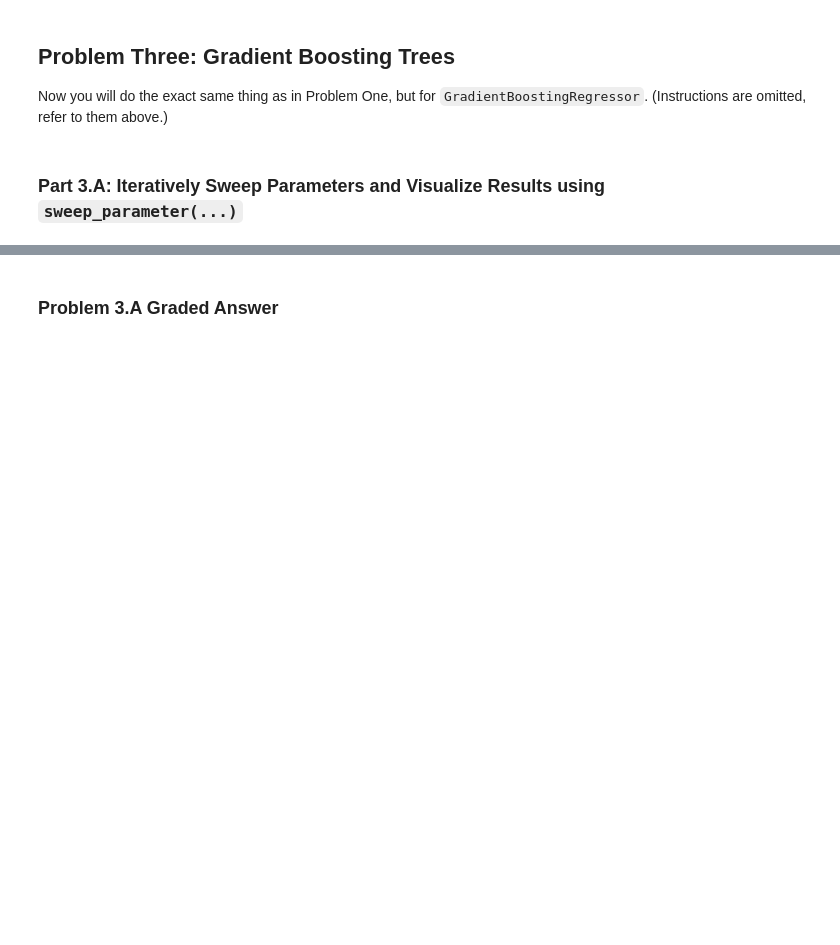
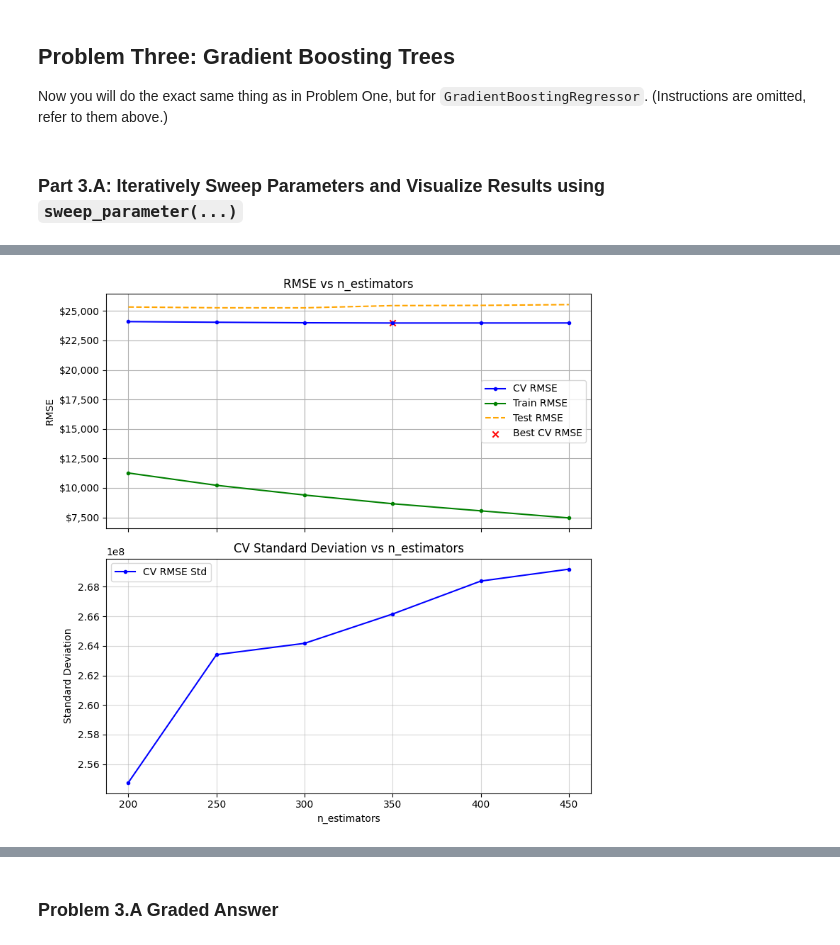
Before and after one commit to Rocking-Priya/Module-3-Assignments, a Jupyter notebook: Homework_07.ipynb, the cells around one changed output, grey strips where cells are left out. Saved outputs shown, nothing was run; the diff lists cells and outputs as text; code cells hidden in the pictures; blank space fills up the shorter version.

```diff
--- a/Homework_07.ipynb
+++ b/Homework_07.ipynb
@@ -846,0 +850,5 @@ Parameters_BT= sweep_parameter(model=GradientBoostingRegressor, Parameters=Param
+# %%
+
+Parameters_BT= sweep_parameter(model=GradientBoostingRegressor, Parameters=Parameters_BT, param='n_estimators', parameter_list=range(200, 500, 50 ) )
+# %% [output]
+[figure, added]
```
Also changed, not shown: parts of 5 cells of this notebook.
